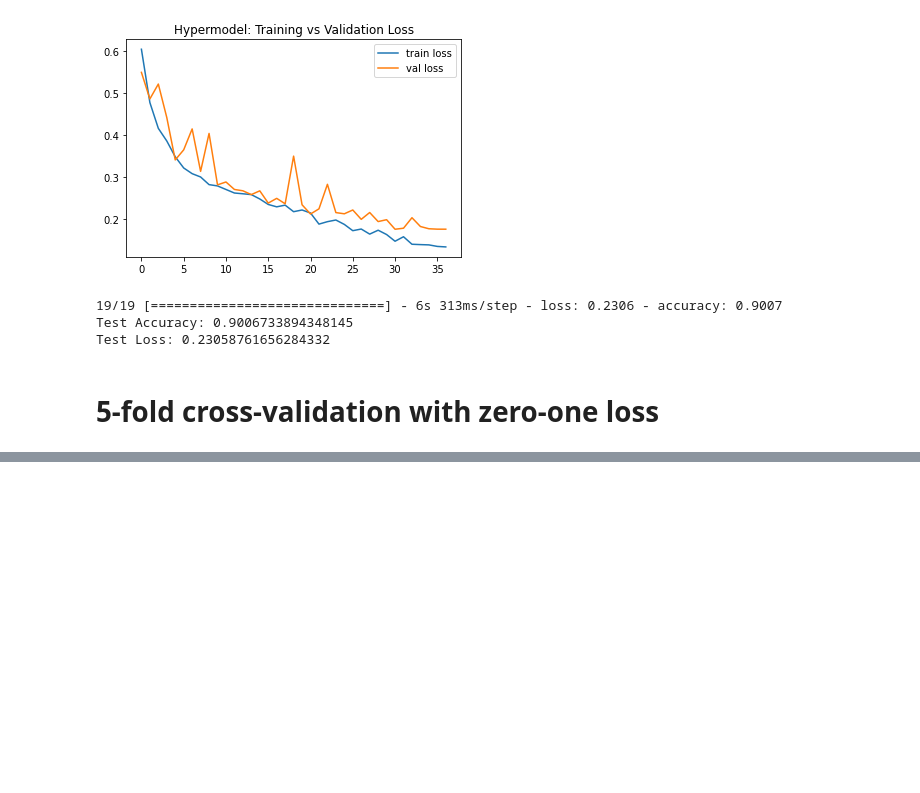
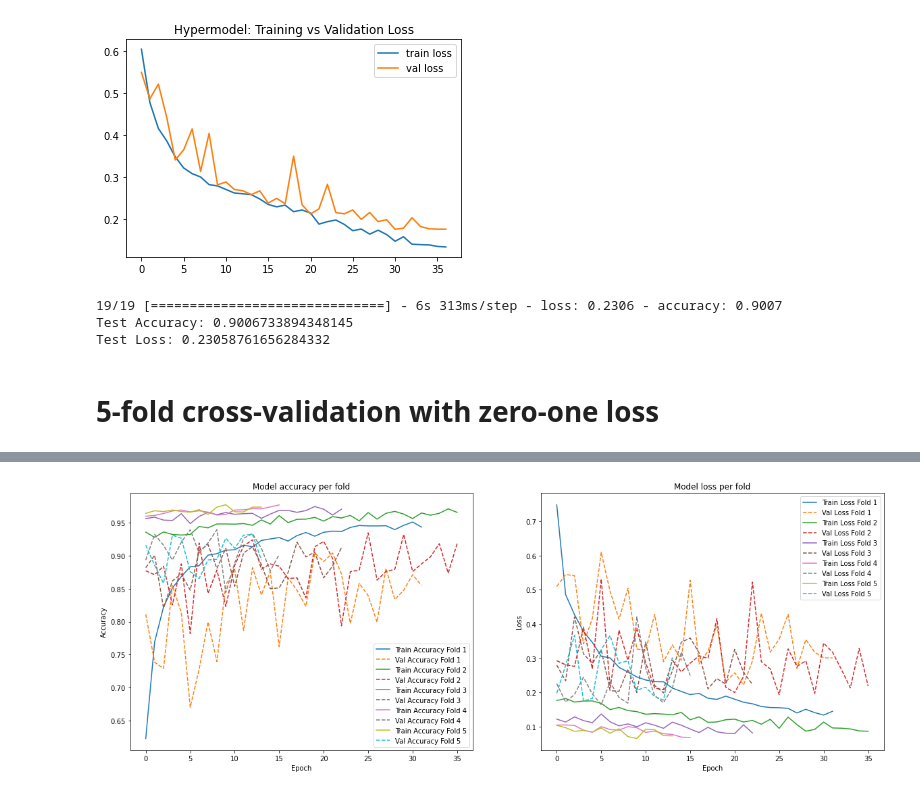
Before and after one commit to doinav/Image-Classification-with-keras---ML, a Jupyter notebook: ML project.ipynb, the cells around one changed output, grey strips where cells are left out. Drawn from its saved outputs; the diff is of its cells as text; code cells hidden in the pictures; blank space fills up the shorter version.

```diff
--- a/ML project.ipynb
+++ b/ML project.ipynb
@@ -953,0 +954,25 @@ plt.show()
+# %%
+# Now, plot the learning curves
+fig, ax = plt.subplots(1, 2, figsize=(20, 7))
+
+# Plot accuracy
+for i, history in enumerate(histories_hp):
+    ax[0].plot(history.history['accuracy'], label=f'Train Accuracy Fold {i+1}')
+    ax[0].plot(history.history['val_accuracy'], label=f'Val Accuracy Fold {i+1}', linestyle="--")
+    ax[0].set_title('Model accuracy per fold')
+    ax[0].set_ylabel('Accuracy')
+    ax[0].set_xlabel('Epoch')
+    ax[0].legend(loc='lower right')
+
+# Plot loss
+for i, history in enumerate(histories_hp):
+    ax[1].plot(history.history['loss'], label=f'Train Loss Fold {i+1}')
+    ax[1].plot(history.history['val_loss'], label=f'Val Loss Fold {i+1}', linestyle="--")
+    ax[1].set_title('Model loss per fold')
+    ax[1].set_ylabel('Loss')
+    ax[1].set_xlabel('Epoch')
+    ax[1].legend(loc='upper right')
+
+plt.show()
+# %% [output]
+[figure, added]
```
Also changed, not shown: parts of 11 cells of this notebook.
